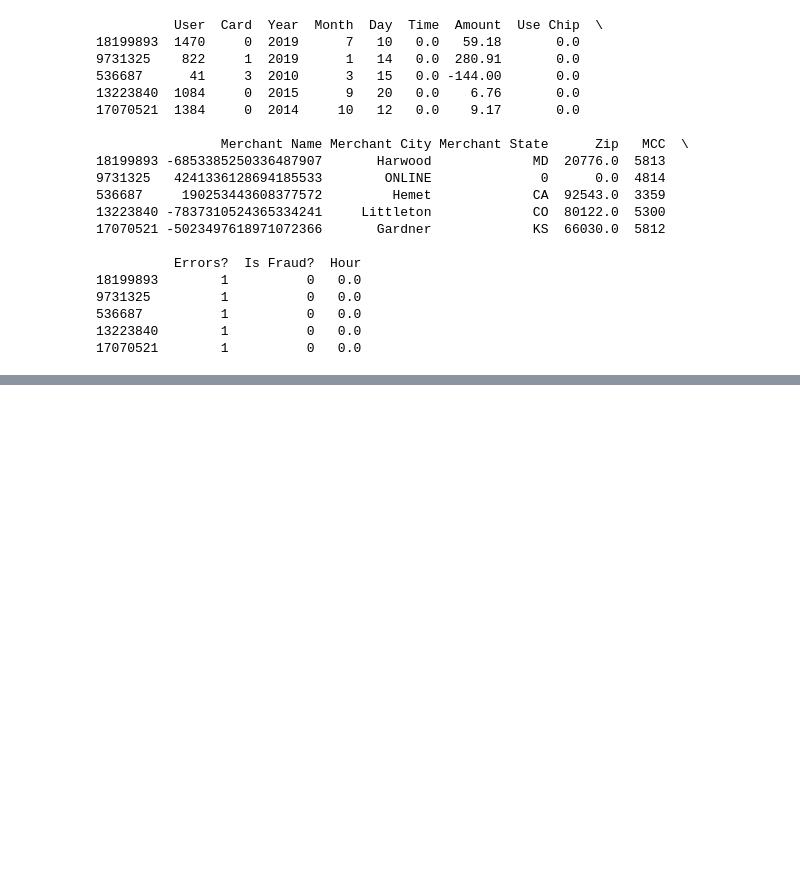
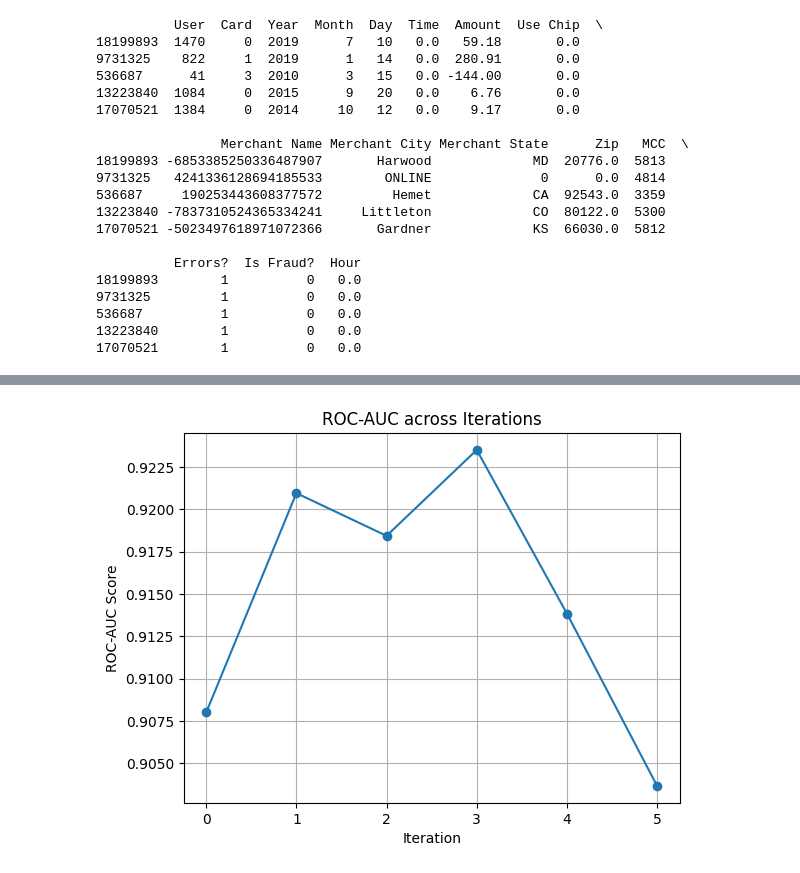
Before and after one commit to sriman-216/Fraud_Analytics, a Jupyter notebook: user_behavioural/Gemini_loop _sub.ipynb, the cells around one changed output, grey strips where cells are left out. Cells and saved outputs as stored; diff of their text form; code cells hidden in the pictures; blank space fills up the shorter version.

Commit message:
Adding graphs

```diff
--- a/user_behavioural/Gemini_loop _sub.ipynb
+++ b/user_behavioural/Gemini_loop _sub.ipynb
@@ -889,0 +909,90 @@ ROC-AUC: 0.919691251170578
+# %%
+import json
+import matplotlib.pyplot as plt
+
+# Load JSON file
+file_path = "iteration_logs.json"
+
+with open(file_path, "r") as f:
+    data = json.load(f)
+
+# If multiple JSON objects are stored separately, handle like this:
+# data = []
+# with open(file_path, "r") as f:
+#     for line in f:
+#         if line.strip():
+#             data.append(json.loads(line))
+
+iterations = []
+roc_scores = []
+accuracies = []
+precisions = []
+recalls = []
+f1_scores = []
+
+print("\n===== CLASSIFICATION REPORTS =====\n")
+
+for item in data:
+    it = item["iteration"]
+    roc = item["roc_auc"]
+    report = item["classification_report"]
+
+    acc, prec, rec, f1 = extract_metrics(report)
+
+    iterations.append(it)
+    roc_scores.append(roc)
+    accuracies.append(acc)
+    precisions.append(prec)
+    recalls.append(rec)
+    f1_scores.append(f1)
+
+    print(f"\n--- Iteration {it} ---")
+    print(f"ROC-AUC: {roc:.4f}")
+    print(f"Accuracy: {acc}")
+    print(f"Precision: {prec}")
+    print(f"Recall: {rec}")
+    print(f"F1-score: {f1}")
+    print(report)
+
+# Plot ROC-AUC graph
+plt.figure()
+plt.plot(iterations, roc_scores, marker='o')
+plt.xlabel("Iteration")
+plt.ylabel("ROC-AUC Score")
+plt.title("ROC-AUC across Iterations")
+plt.grid()
+
+plt.show()
+
+plt.figure()
+plt.plot(iterations, accuracies, marker='o')
+plt.xlabel("Iteration")
+plt.ylabel("Accuracy")
+plt.title("Accuracy across Iterations")
+plt.grid()
+plt.show()
+
+plt.figure()
+plt.plot(iterations, precisions, marker='o')
+plt.xlabel("Iteration")
+plt.ylabel("Precision")
+plt.title("Precision across Iterations")
+plt.grid()
+plt.show()
+
+plt.figure()
+plt.plot(iterations, recalls, marker='o')
+plt.xlabel("Iteration")
+plt.ylabel("Recall")
+plt.title("Recall across Iterations")
+plt.grid()
+plt.show()
+
+plt.figure()
+plt.plot(iterations, f1_scores, marker='o')
+plt.xlabel("Iteration")
+plt.ylabel("F1 Score")
+plt.title("F1 Score across Iterations")
+plt.grid()
+plt.show()
+# %% [output]
@@ -889,0 +1016 @@ ROC-AUC: 0.919691251170578
+[figure, added]
```
Also changed, not shown: parts of 11 cells of this notebook, 6 other files.
